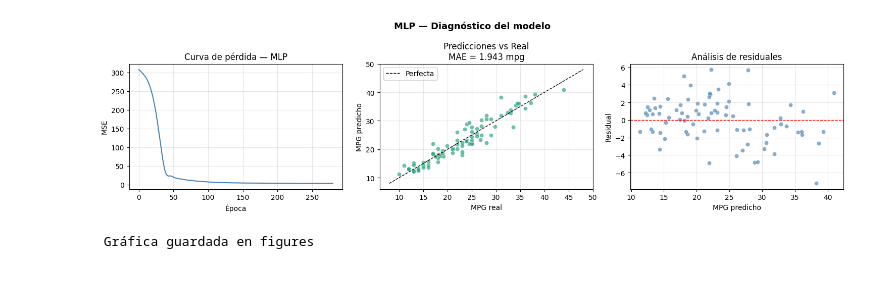
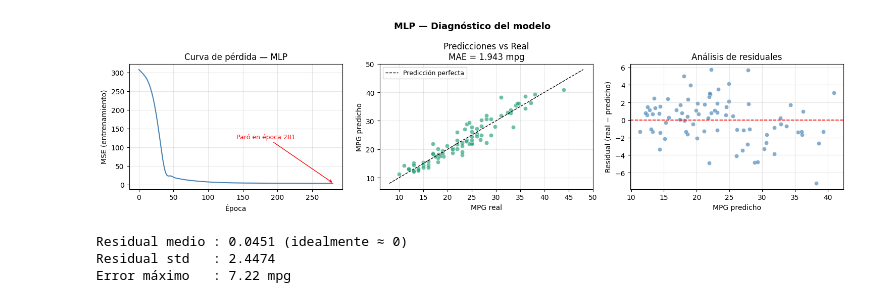
Before and after one commit to mvigil16/Proyecto-MPG-Autos, a Jupyter notebook: notebooks/MLP_Comparativa.ipynb, the cells around one changed output. Cells and saved outputs as stored; diff of their text form; code cells hidden in the pictures.

```diff
--- a/notebooks/MLP_Comparativa.ipynb
+++ b/notebooks/MLP_Comparativa.ipynb
@@ -85,41 +154,51 @@ print('=' * 40)
 # %%
 fig, axes = plt.subplots(1, 3, figsize=(15, 4))
 
-# ── Gráfica 1: curva de pérdida ───────────────────────────────────
+# ── Curva de pérdida
 axes[0].plot(mlp.loss_curve_, color='steelblue', linewidth=1.5)
 axes[0].set_xlabel('Época')
-axes[0].set_ylabel('MSE')
+axes[0].set_ylabel('MSE (entrenamiento)')
 axes[0].set_title('Curva de pérdida — MLP')
 axes[0].grid(True, alpha=0.3)
+axes[0].annotate(
+    f'Paró en época {mlp.n_iter_}',
+    xy=(mlp.n_iter_, mlp.loss_curve_[-1]),
+    xytext=(mlp.n_iter_*0.5, mlp.loss_curve_[0]*0.4),
+    arrowprops=dict(arrowstyle='->', color='red'),
+    fontsize=9, color='red'
+)
 
-# ── Gráfica 2: predicciones vs real ──────────────────────────────
+# ── Predicciones vs Real
 axes[1].scatter(y_test, y_pred, alpha=0.65, color='#1D9E75',
                 edgecolors='white', linewidth=0.5)
-axes[1].plot([8,48], [8,48], 'k--', linewidth=1, label='Perfecta')
+axes[1].plot([8, 48], [8, 48], 'k--', linewidth=1, label='Predicción perfecta')
 axes[1].set_xlabel('MPG real')
 axes[1].set_ylabel('MPG predicho')
 axes[1].set_title(f'Predicciones vs Real\nMAE = {mae:.3f} mpg')
-axes[1].legend()
+axes[1].legend(fontsize=9)
 axes[1].grid(True, alpha=0.3)
 
-# ── Gráfica 3: residuales ─────────────────────────────────────────
+# ── Residuales
 residuales = y_test.values - y_pred
 axes[2].scatter(y_pred, residuales, alpha=0.65, color='steelblue',
                 edgecolors='white', linewidth=0.5)
-axes[2].axhline(0, color='red', linestyle='--', linewidth=1)
+axes[2].axhline(0, color='red', linestyle='--', linewidth=1.2)
 axes[2].set_xlabel('MPG predicho')
-axes[2].set_ylabel('Residual')
+axes[2].set_ylabel('Residual (real − predicho)')
 axes[2].set_title('Análisis de residuales')
 axes[2].grid(True, alpha=0.3)
 
 plt.suptitle('MLP — Diagnóstico del modelo', fontsize=13, fontweight='bold')
 plt.tight_layout()
-
-# Guardar en la carpeta figures del equipo
-plt.savefig('/content/drive/MyDrive/proyecto-auto-mpg/figures/MLP_diagnostico.png',
+plt.savefig(os.path.join(BASE, 'figures', 'MLP_diagnostico.png'),
             dpi=150, bbox_inches='tight')
 plt.show()
-print(' Gráfica guardada en figures')
+
+print(f'Residual medio : {residuales.mean():.4f} (idealmente ≈ 0)')
+print(f'Residual std   : {residuales.std():.4f}')
+print(f'Error máximo   : {np.abs(residuales).max():.2f} mpg')
 # %% [output]
-[figure, old version]
+[figure, new version]
- Gráfica guardada en figures
+Residual medio : 0.0451 (idealmente ≈ 0)
+Residual std   : 2.4474
+Error máximo   : 7.22 mpg
```
Also changed, not shown: parts of 23 cells of this notebook, 11 other files.
